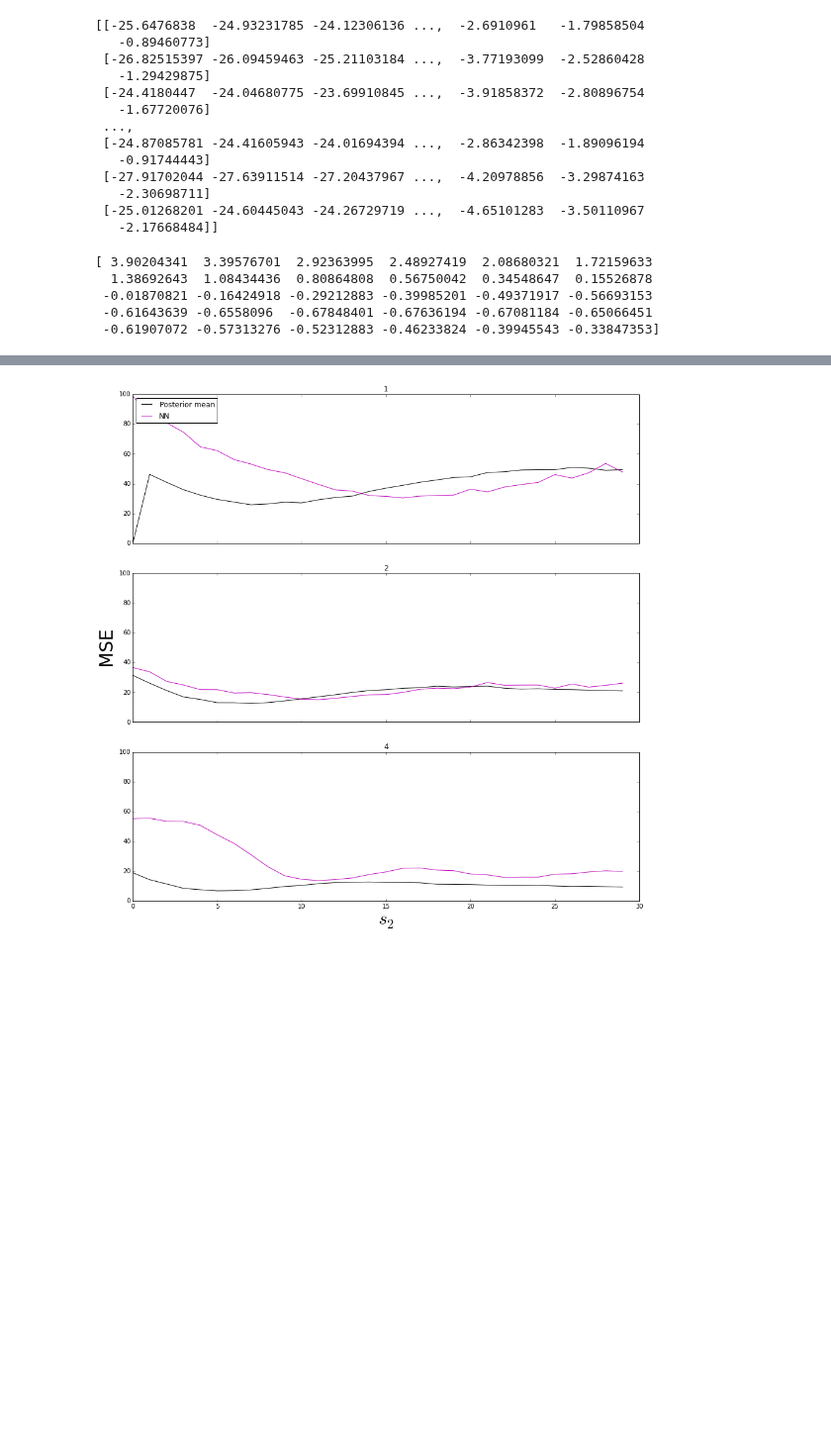
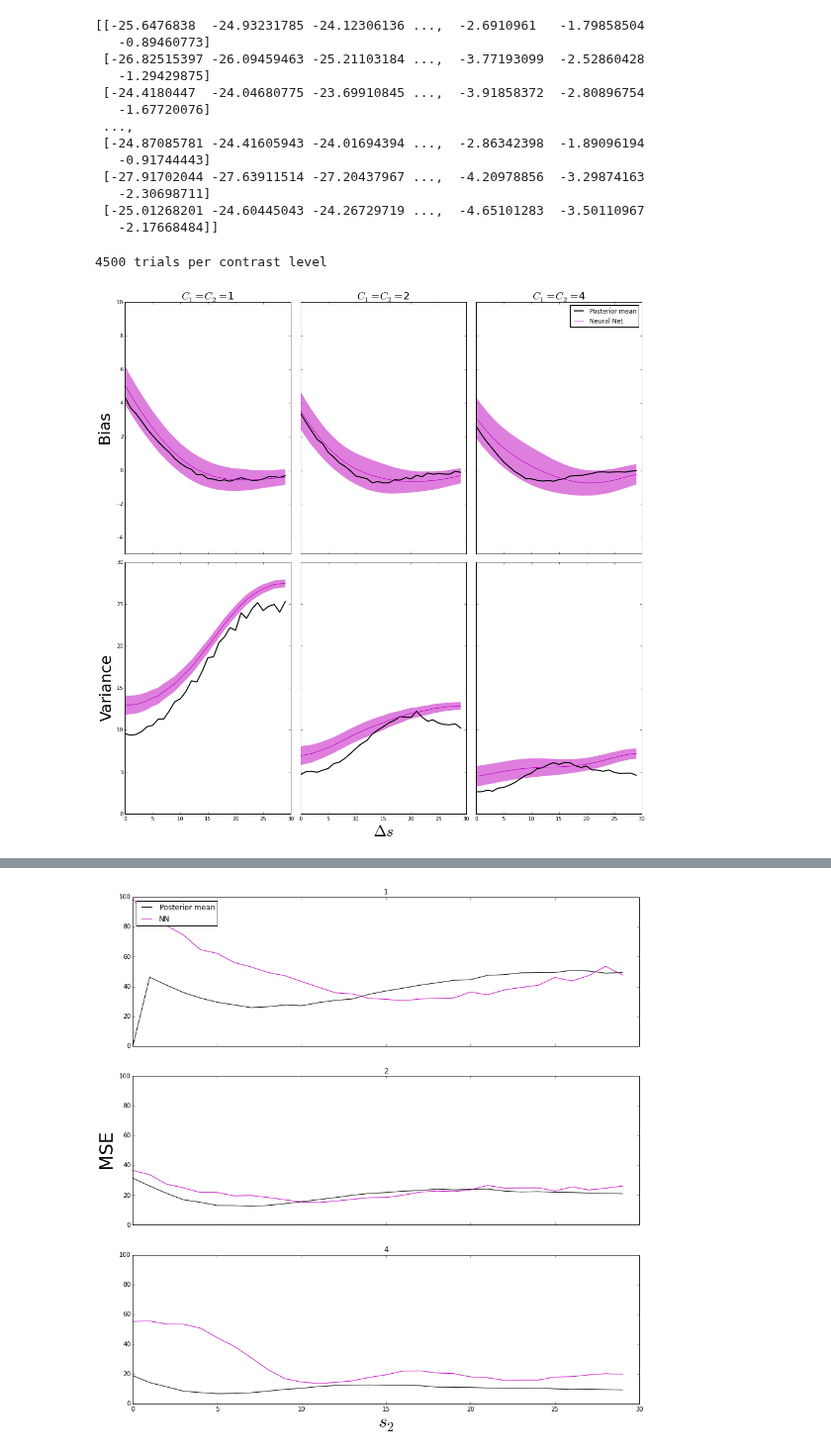
Before and after one commit to NYUMaLab/Divisive_Normalization_Project, a Jupyter notebook: Code/Demixing/Demixing Minicon Plots and Code Part 1.ipynb, the cells around one changed output, grey strips where cells are left out. Shown at 99% size. Drawn from its saved outputs; the diff is of its cells as text; code cells hidden in the pictures; blank space fills up the shorter version.

```diff
--- a/Code/Demixing/Demixing Minicon Plots and Code Part 1.ipynb
+++ b/Code/Demixing/Demixing Minicon Plots and Code Part 1.ipynb
@@ -987,11 +987,3 @@ for i in range(len(c_arr)):
             post_stats['mse'][i][delta_s] = stats['mse']
         else:
             print c, delta_s
-# %%
-print np.mean(nn_stats['bias_s2'][0], axis=0)
-# %% [output]
-[ 3.90204341  3.39576701  2.92363995  2.48927419  2.08680321  1.72159633
-  1.38692643  1.08434436  0.80864808  0.56750042  0.34548647  0.15526878
- -0.01870821 -0.16424918 -0.29212883 -0.39985201 -0.49371917 -0.56693153
- -0.61643639 -0.6558096  -0.67848401 -0.67636194 -0.67081184 -0.65066451
- -0.61907072 -0.57313276 -0.52312883 -0.46233824 -0.39945543 -0.33847353]
@@ -998,3 +1009,37 @@ print np.mean(nn_stats['bias_s2'][0], axis=0)
+# %%
+post_func = posterior_setup(low=1, high=1, discrete_c=1, num_s=60, r_max=1)
+test_data = generate_testset(4500, stim_0=-30, stim_1=-30, discrete_c=1, low=1, high=1, r_max=1)
+r, _, _ = test_data
+posts[1, 0] = get_posteriors_pool(r, post_func)
+# %% [output]
+4500 trials per contrast level
+# %%
+%matplotlib inline
+f, ax = plt.subplots(2, 3, sharex='col', sharey='row')
+s = range(0, 30)
+for i in range(len(c_arr)):
+    neg_sd = np.mean(nn_stats['bias_s2'][i], axis=0) - np.std(nn_stats['bias_s2'][i], axis=0)
+    pos_sd = np.mean(nn_stats['bias_s2'][i], axis=0) + np.std(nn_stats['bias_s2'][i], axis=0)
+    ax[0, i].plot(post_stats['bias_s2'][i], c='k', linewidth=2, label="Posterior mean")
+    ax[0, i].plot(np.mean(nn_stats['bias_s2'][i], axis=0), c='m', label="Neural Net")
+    ax[0, i].set_title(r'$C_1 = C_2 = $' + str(c_arr[i]), fontsize=20) #Change
+    ax[0, i].fill_between(s, pos_sd, neg_sd, facecolor='m', alpha=.5, edgecolor="None", label="Posterior")
+    ax[0, i].set_ylim(-5, 10)
+ax[0, 0].set_ylabel('Bias' ,fontsize=30)
+ax[0, 2].legend(loc='upper right')
+for i in range(len(c_arr)):
+    neg_sd = np.mean(nn_stats['var_s2'][i], axis=0) - np.std(nn_stats['bias_s2'][i], axis=0)
+    pos_sd = np.mean(nn_stats['var_s2'][i], axis=0) + np.std(nn_stats['bias_s2'][i], axis=0)
+    ax[1, i].plot(post_stats['var_s2'][i], c='k', linewidth=2, label="Posterior mean")
+    ax[1, i].plot(np.mean(nn_stats['var_s2'][i], axis=0), c='m', label="Neural Net")
+    #ax[1, i].set_title("Contrast = " + str(c_arr[i]))
+    ax[1, i].fill_between(s, pos_sd, neg_sd, facecolor='m', alpha=.5, edgecolor="None", label="Posterior")
+ax[1, 1].set_xlabel(r'$\Delta s$',fontsize=30)
+ax[1, 0].set_ylabel('Variance' ,fontsize=30)
+f.set_size_inches(15,15)
+plt.tight_layout()
+# %% [output]
+[figure, added]
 # %%
 %matplotlib inline
 f, ax = plt.subplots(3, sharex=True, sharey=True)
```
Also changed, not shown: parts of 6 cells of this notebook, 8 other files.
